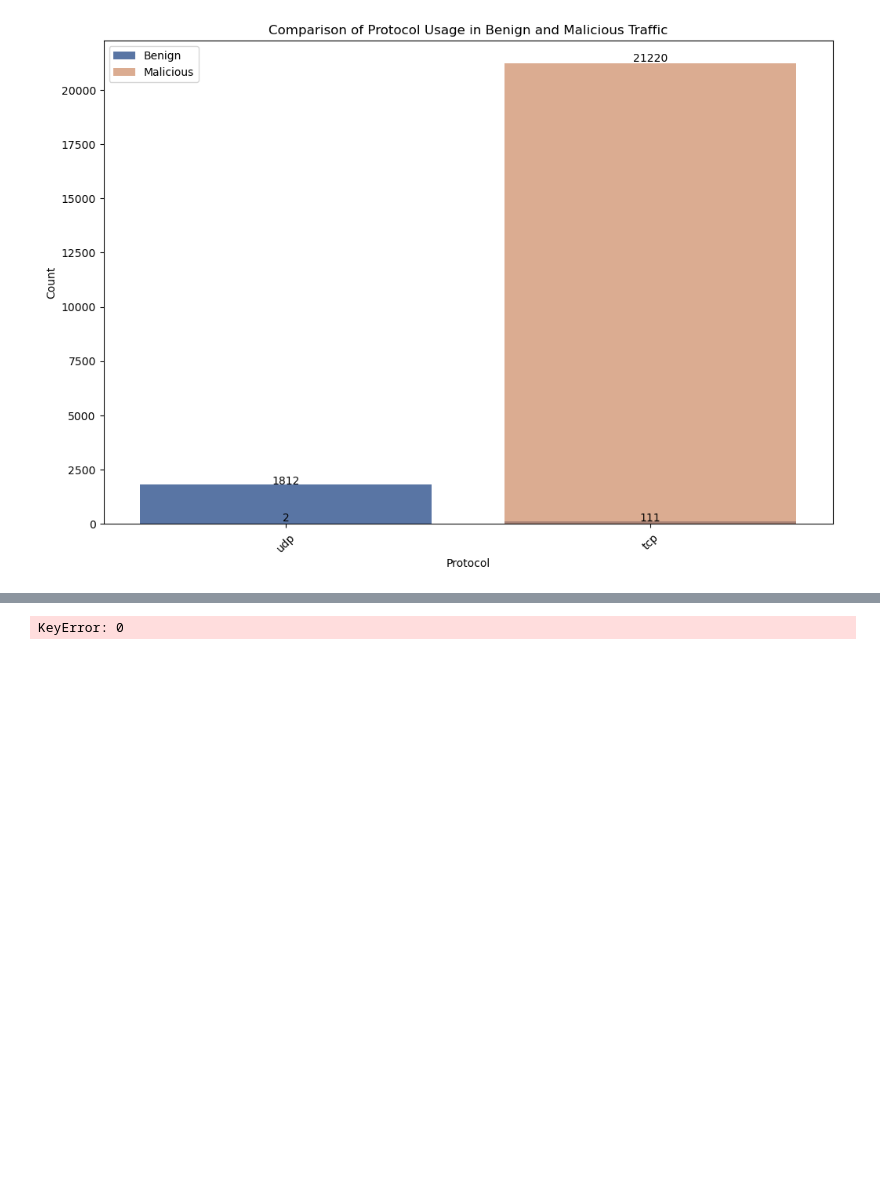
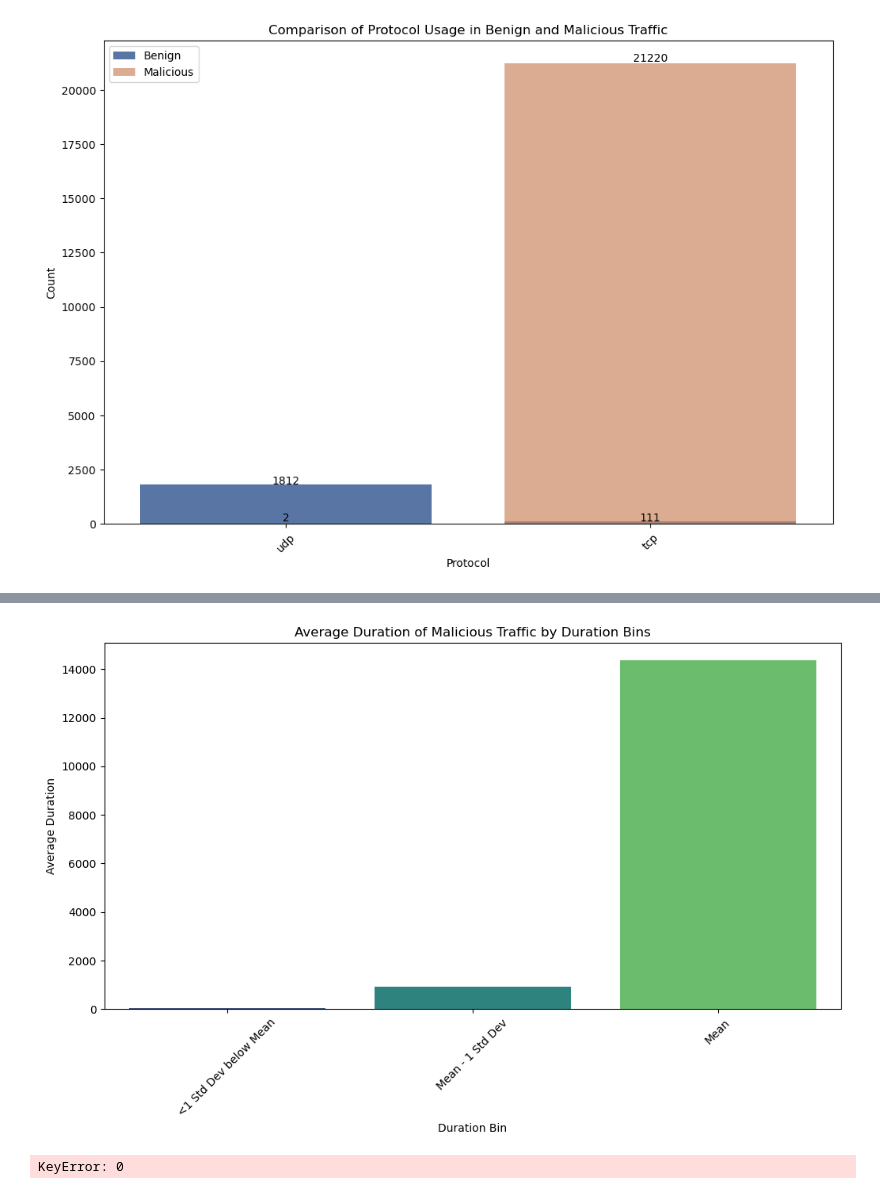
Before and after one commit to sdave777/Internet-of-Things_IDS_Data, a Jupyter notebook: Scratch.ipynb, the cells around one changed output, grey strips where cells are left out. Drawn from its saved outputs; the diff is of its cells as text; code cells hidden in the pictures; blank space fills up the shorter version.

```diff
--- a/Scratch.ipynb
+++ b/Scratch.ipynb
@@ -103,3 +124,32 @@ plt.show()
+# %%
+std_dev = malicious_data['duration'].std()
+mean = malicious_data['duration'].mean()
+
+# Ensure the bin edges increase monotonically
+bin_edges = [0, mean - std_dev, mean, mean + std_dev, mean + 2 * std_dev, malicious_data['duration'].max() + 1]
+
+# Remove invalid edges
+bin_edges = [edge for edge in bin_edges if edge > 0]
+
+# Define bin labels
+bin_labels = ['<1 Std Dev below Mean', 'Mean - 1 Std Dev', 'Mean', 'Mean + 1 Std Dev', '>1 Std Dev above Mean']
+
+# Bin the duration data
+malicious_data['duration_bin'] = pd.cut(malicious_data['duration'], bins=bin_edges, labels=bin_labels[:len(bin_edges)-1])
+
+# Calculate the average duration for each bin
+avg_duration_per_bin = malicious_data.groupby('duration_bin')['duration'].mean().reset_index()
+
+# Plot the average duration for each bin
+plt.figure(figsize=(12, 6))
+sns.barplot(data=avg_duration_per_bin, x='duration_bin', y='duration', palette='viridis')
+plt.title('Average Duration of Malicious Traffic by Duration Bins')
+plt.xlabel('Duration Bin')
+plt.ylabel('Average Duration')
+plt.xticks(rotation=45)
+plt.show()
+# %% [output]
+[figure, added]
 # %%
 label = {'Malicious': 1,'Benign': 0}
 data.label = [label[item] for item in data.label]
```
Also changed, not shown: parts of 1 cell of this notebook.
